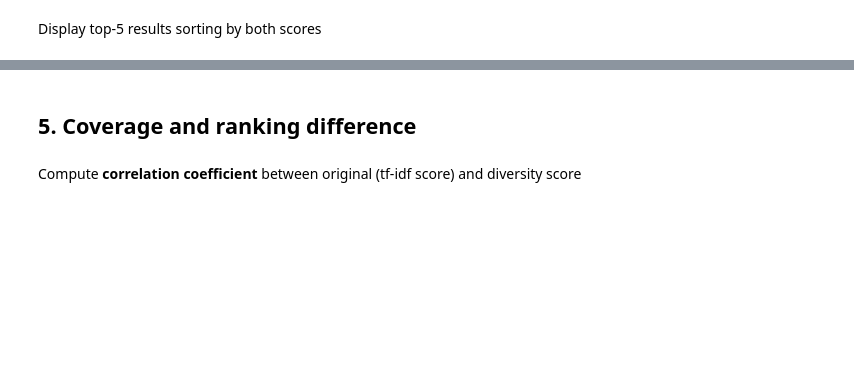
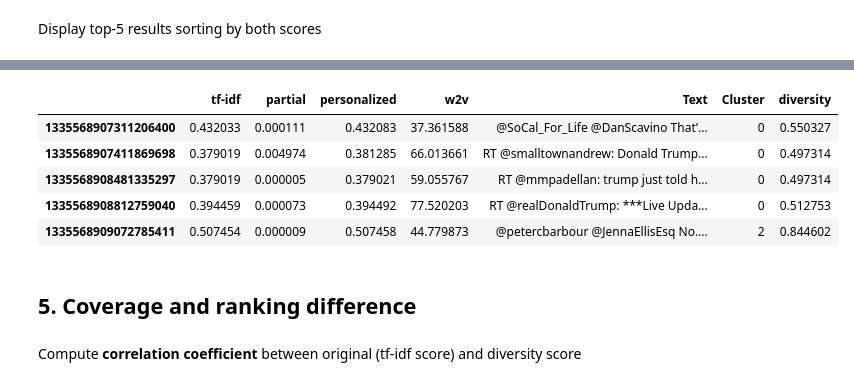
Before and after one commit to bertabenet/search_engine_IRWA2020, a Jupyter notebook: notebook/RQ2.ipynb, the cells around one changed output, grey strips where cells are left out. Saved outputs shown, nothing was run; the diff lists cells and outputs as text; code cells hidden in the pictures; blank space fills up the shorter version.

```diff
--- a/notebook/RQ2.ipynb
+++ b/notebook/RQ2.ipynb
@@ -166,0 +155,9 @@ Top-10 documents sorted by diversity score
+# %%
+scores.head()
+# %% [output]
+|  | tf-idf | partial | personalized | w2v | Text | Cluster | diversity |
+| 1335568907311206400 | 0.432033 | 0.000111 | 0.432083 | 37.361588 | @SoCal_For_Life @DanScavino That’... | 0 | 0.550327 |
+| 1335568907411869698 | 0.379019 | 0.004974 | 0.381285 | 66.013661 | RT @smalltownandrew: Donald Trump... | 0 | 0.497314 |
+| 1335568908481335297 | 0.379019 | 0.000005 | 0.379021 | 59.055767 | RT @mmpadellan: trump just told h... | 0 | 0.497314 |
+| 1335568908812759040 | 0.394459 | 0.000073 | 0.394492 | 77.520203 | RT @realDonaldTrump: ***Live Upda... | 0 | 0.512753 |
+| 1335568909072785411 | 0.507454 | 0.000009 | 0.507458 | 44.779873 | @petercbarbour @JennaEllisEsq No.... | 2 | 0.844602 |
```
Also changed, not shown: parts of 13 cells of this notebook, 3 other files.
